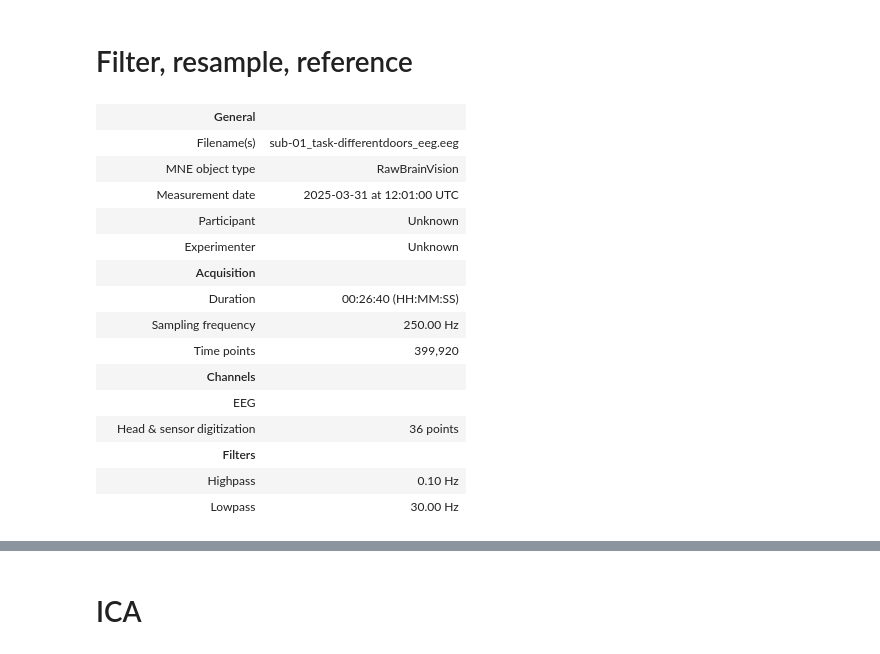
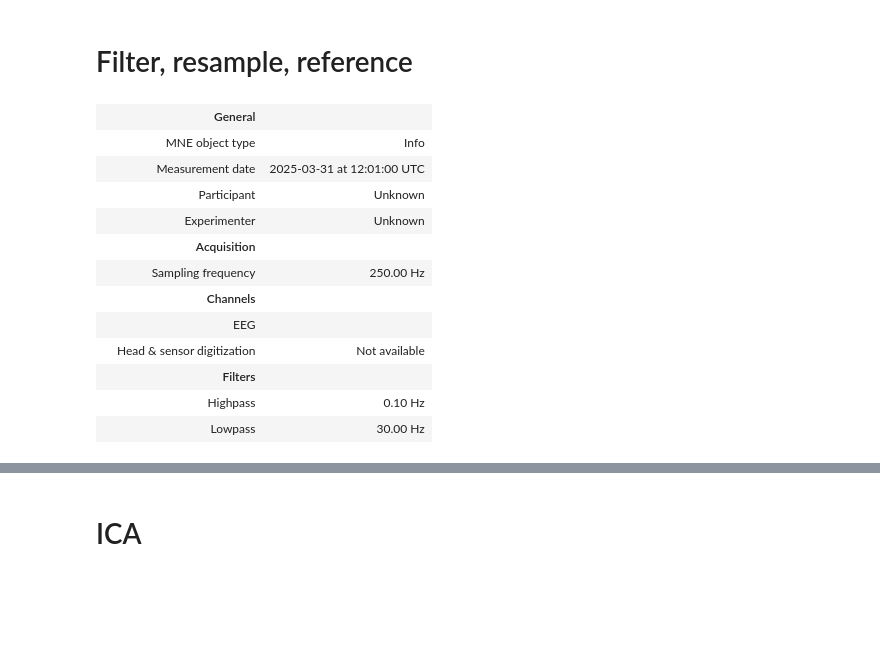
Before and after one commit to mutt00/projekt-dane-eeg, a Jupyter notebook: test.ipynb, the cells around one changed output, grey strips where cells are left out. Cells and saved outputs as stored; diff of their text form; code cells hidden in the pictures; blank space fills up the shorter version.

```diff
--- a/test.ipynb
+++ b/test.ipynb
@@ -7,5 +11,5 @@ from mne_icalabel import label_components
 from pathlib import Path
 # %%
 mne.viz.set_browser_backend("qt") # pip install pyqt5 mne-qt-browser
-mne.set_log_level("ERROR")
+mne.set_log_level("INFO")
 # %%
@@ -39,6 +51,7 @@ EVENT_ID = {
 # %% [markdown]
 # Load data
 # %%
+#PROJECT_PATH = Path(__file__).parent
 PROJECT_PATH = Path.cwd()
 
 DATA_DIR = "data"
@@ -47,6 +60,6 @@ raw = mne.io.read_raw_brainvision(
     PROJECT_PATH / DATA_DIR / "sub-01" / "eeg" / "sub-01_task-differentdoors_eeg.vhdr",
     preload = True
 )
-raw = mne.add_reference_channels(raw, ref_channels=["Fz"])
-raw.set_montage("standard_1020", match_case=False, on_missing="warn")
+
+raw_original = raw.copy()
 # %% [output]
@@ -69,33 +72,42 @@ raw.set_montage("standard_1020", match_case=False, on_missing="warn")
 # %% [markdown]
 # Filter, resample, reference
 # %%
-raw.resample(SFREQ_TARGET, npad="auto")
 raw.filter(
-    L_FREQ,
-    H_FREQ,
+    l_freq=L_FREQ,
+    h_freq=H_FREQ,
     method="fir",
     phase="zero",
     fir_design="firwin",
     verbose=False
 )
-raw.notch_filter(NOTCH_FREQ, verbose=False)
 
-raw.set_eeg_reference(ref_channels=MASTOIDS, verbose=False)
+#raw.notch_filter(NOTCH_FREQ, verbose=False)
+
+raw.resample(
+    sfreq=RESAMPLE_FREQ,
+    npad="auto"
+)
+
+raw.add_reference_channels(["Fz"])
+raw.set_eeg_reference(
+    ref_channels=MASTOIDS,
+    verbose=False
+)
+
 raw.drop_channels(MASTOIDS)
+
+raw.info
 # %% [output]
 |  | General |  |
-|  | Filename(s) | sub-01_task-differentdoors_eeg.eeg |
-|  | MNE object type | RawBrainVision |
+|  | MNE object type | Info |
 |  | Measurement date | 2025-03-31 at 12:01:00 UTC |
 |  | Participant | Unknown |
 |  | Experimenter | Unknown |
 |  | Acquisition |  |
-|  | Duration | 00:26:40 (HH:MM:SS) |
 |  | Sampling frequency | 250.00 Hz |
-|  | Time points | 399,920 |
 |  | Channels |  |
 |  | EEG |  |
-|  | Head & sensor digitization | 36 points |
+|  | Head & sensor digitization | Not available |
 |  | Filters |  |
 |  | Highpass | 0.10 Hz |
 |  | Lowpass | 30.00 Hz |
```
Also changed, not shown: parts of 23 cells of this notebook.
